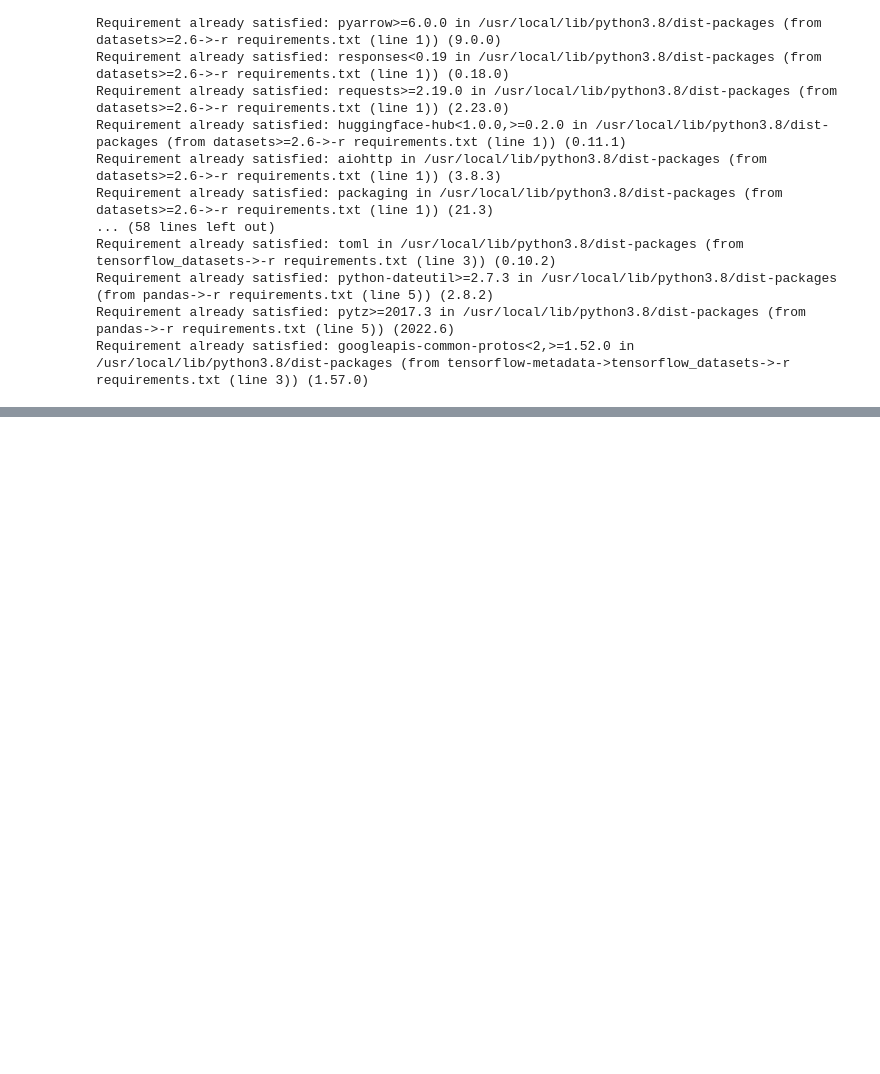
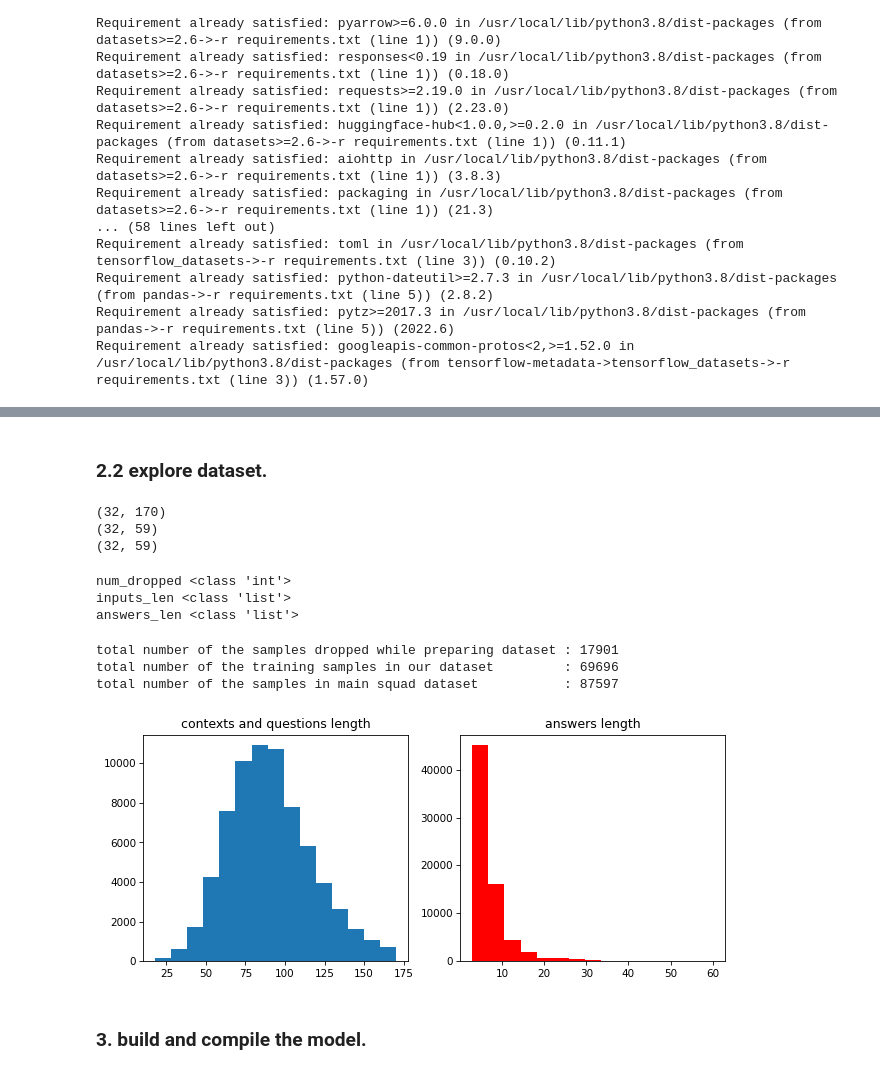
Before and after one commit to omidmollaei/squad-question-answering, a Jupyter notebook: training_model.ipynb, the cells around one changed output, grey strips where cells are left out. Drawn from its saved outputs; the diff is of its cells as text; code cells hidden in the pictures; blank space fills up the shorter version.

Commit message:
setup training: load dataset, build and compile the model.

```diff
--- a/training_model.ipynb
+++ b/training_model.ipynb
@@ -41,0 +44,16 @@ from dataset import load_squad_dataset
+# %%
+params = Parameters(
+    batch_size = 32,
+    vocab_size = 15_000,
+    max_input_len = 170,
+    max_output_len = 60,
+    model_dim=256,
+    num_heads=8,
+    dropout_rate=0.1,
+    num_units=512,
+    activation="relu",
+    num_layers=2,
+)
+
+for k, v in params.__dict__.items():
+    print(f"{k:15}: {v}")
@@ -41,0 +73,2 @@ from dataset import load_squad_dataset
+# %%
+dataset, tokenizer, info = load_squad_dataset(params=params)
@@ -41,0 +82,45 @@ from dataset import load_squad_dataset
+# %% [markdown]
+<h3><b>2.2 explore dataset.</b></h3>
+# %%
+num_batches = 0
+for input_batch, target_batch in dataset:
+    num_batches += 1
+
+print(input_batch["inputs"].shape)
+print(input_batch["dec_inputs"].shape)
+print(target_batch.shape)
+# %% [output]
+(32, 170)
+(32, 59)
+(32, 59)
+# %%
+for k, v in info.__dict__.items():
+    print(k, type(v))
+# %% [output]
+num_dropped <class 'int'>
+inputs_len <class 'list'>
+answers_len <class 'list'>
+# %%
+print(f"total number of the samples dropped while preparing dataset :", info.num_dropped)
+print(f"total number of the training samples in our dataset         :", num_batches * params.batch_size)
+print(f"total number of the samples in main squad dataset           :", info.num_dropped + num_batches * params.batch_size)
+# %% [output]
+total number of the samples dropped while preparing dataset : 17901
+total number of the training samples in our dataset         : 69696
+total number of the samples in main squad dataset           : 87597
+# %%
+import matplotlib.pyplot as plt
+from matplotlib.pyplot import figure
+
+figure(figsize=(10, 4), dpi=75)
+plt.subplot(1, 2, 1)
+_ = plt.hist(info.inputs_len, bins=15)
+plt.title("contexts and questions length")
+
+plt.subplot(1, 2, 2)
+_ = plt.hist(info.answers_len, bins=15, color="red")
+_ = plt.title("answers length")
+# %% [output]
+[figure, added]
+# %% [markdown]
+<h3><b>3. build and compile the model.</b></h3>
```
Also changed, not shown: parts of 10 cells of this notebook.
